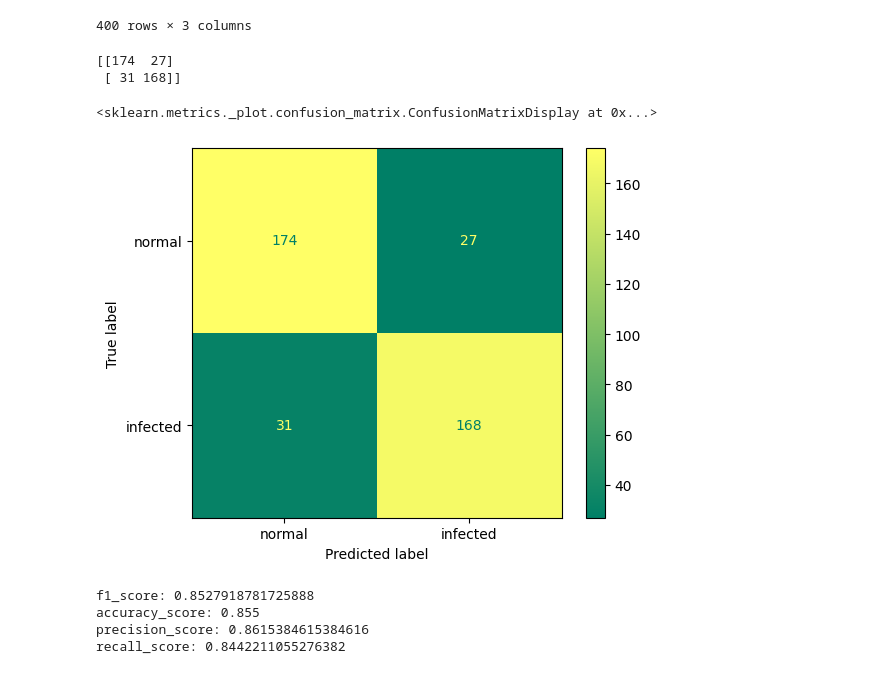
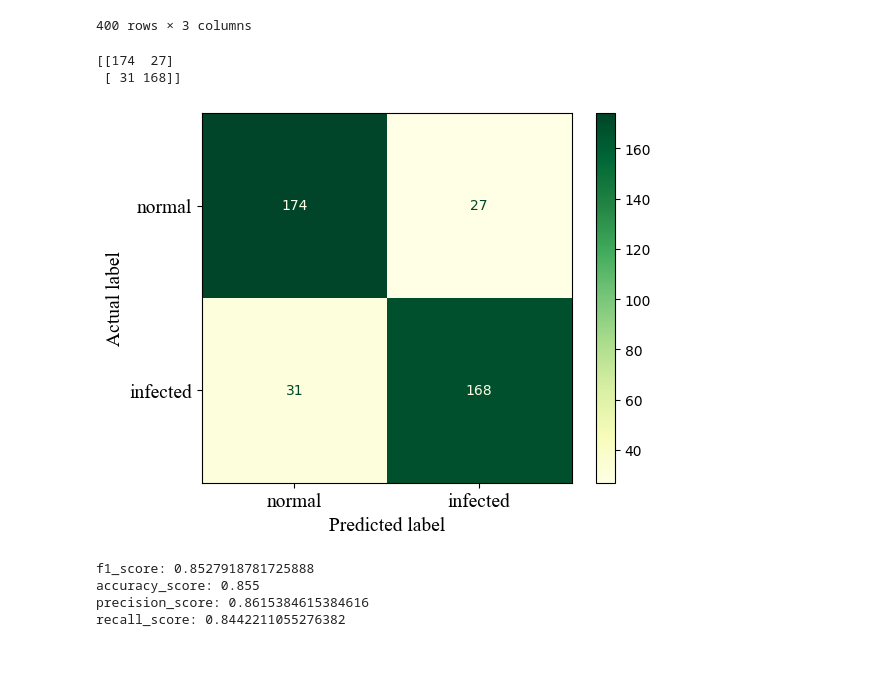
Before and after one commit to zeerafle/oil-palm-stem, a Jupyter notebook: skripsi.ipynb, the cells around one changed output. Cells and saved outputs as stored; diff of their text form; code cells hidden in the pictures.

```diff
--- a/skripsi.ipynb
+++ b/skripsi.ipynb
@@ -297,14 +297,25 @@ true_pred_df
 | 535 | DSC04538_6.JPG | terinfeksi | terinfeksi |
 400 rows × 3 columns
 # %%
-y_pred = new_pipeline.predict(X_test)
 print(metrics.confusion_matrix(y_test, y_pred))
-metrics.ConfusionMatrixDisplay.from_predictions(y_test, y_pred, display_labels=['normal', 'infected'], cmap='summer')
+metrics.ConfusionMatrixDisplay.from_predictions(
+    y_test,
+    y_pred,
+    display_labels=['normal', 'infected'],
+    cmap='YlGn'
+)
+
+tnrfont = {'fontname':'Times New Roman', 'fontsize': 14}
+
+plt.xlabel('Predicted label', **tnrfont)
+plt.ylabel('Actual label', **tnrfont)
+plt.xticks(**tnrfont)
+plt.yticks(**tnrfont)
+plt.show()
 # %% [output]
 [[174  27]
  [ 31 168]]
-<sklearn.metrics._plot.confusion_matrix.ConfusionMatrixDisplay at 0x...>
-[figure, old version]
+[figure, new version]
 # %%
 metrics_list = [metrics.f1_score,
                 metrics.accuracy_score,
```
Also changed, not shown: 7 other files.
